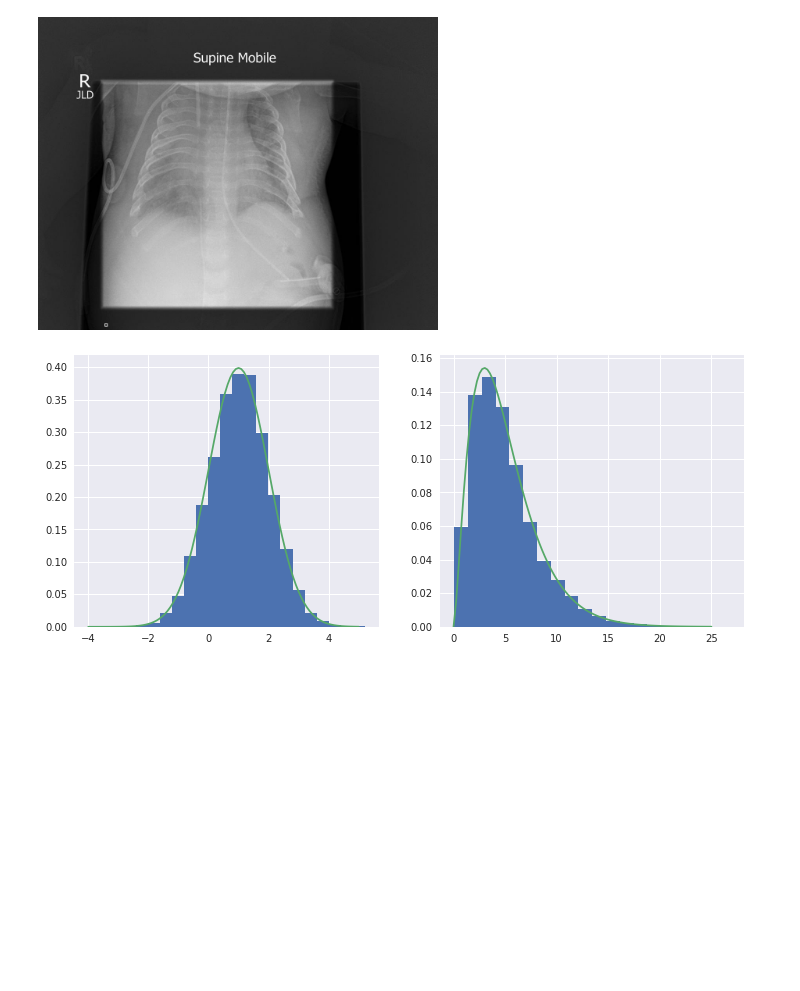
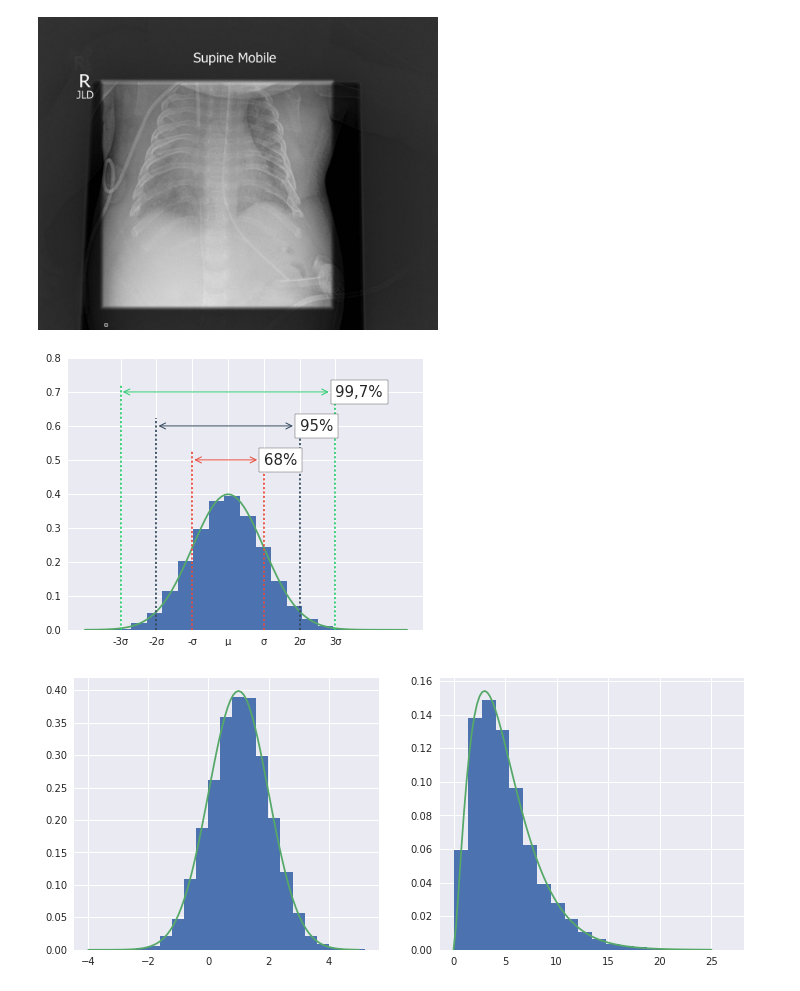
Before and after one commit to mishaberegov/statistics, a Jupyter notebook: Статистика_для_нубов.ipynb, the cells around one changed output. Saved outputs shown, nothing was run; the diff lists cells and outputs as text; code cells hidden in the pictures; blank space fills up the shorter version.

```diff
--- a/Статистика_для_нубов.ipynb
+++ b/Статистика_для_нубов.ipynb
@@ -247,4 +243,38 @@ from IPython.display import Image
 Image("image.jpg", width=400)
 # %% [output]
 [figure]
+# %%
+norm_rv = stats.norm(loc=0, scale = 1) #Вот у меня нормально распределенная величина
+sample_norm = norm_rv.rvs(size=10000)
+fig = plt.figure(figsize=(14, 5))
+ax = fig.add_subplot(121)
+x = np.linspace(-4,5,100)
+pdf = norm_rv.pdf(x)
+xticks = [-3, -2, -1, 0, 1, 2, 3]
+xticks_s = ['-3σ', '-2σ', '-σ', 'μ', 'σ', '2σ', '3σ']
+plt.xticks(xticks, xticks_s)
+plt.ylim(0, 0.8)
+plt.hist(sample_norm, normed=True, bins = 20)
+plt.plot(x, pdf)
+for i in [-3, 3]: plt.axvline(i, ls='dotted', c='#2ecc71', ymax=0.9)
+for i in [-2, 2]: plt.axvline(i, ls='dotted', c="#34495e", ymax=0.78)
+for i in [-1, 1]: plt.axvline(i, ls='dotted', c="#e74c3c", ymax=0.66)
+ax.annotate('68%', xy=(-1, 0.5), \
+            xytext=(1, 0.5), xycoords='data',
+            fontsize=15, ha='left', va='center',
+            bbox=dict(boxstyle='square', fc='white'),
+            arrowprops=dict(arrowstyle='<->, head_length=0.4,head_width=0.2', lw=1.0, color="#e74c3c"))
+ax.annotate('95%', xy=(-2, 0.6), \
+            xytext=(2, 0.6), xycoords='data',
+            fontsize=15, ha='left', va='center',
+            bbox=dict(boxstyle='square', fc='white'),
+            arrowprops=dict(arrowstyle='<->, head_length=0.4,head_width=0.2', lw=1.0, color="#34495e"))
+ax.annotate('99,7%', xy=(-3, 0.7), \
+            xytext=(3, 0.7), xycoords='data',
+            fontsize=15, ha='left', va='center',
+            bbox=dict(boxstyle='square', fc='white'),
+            arrowprops=dict(arrowstyle='<->, head_length=0.4,head_width=0.2', lw=1.0, color='#2ecc71'))
+plt.show()
+# %% [output]
+[figure, added]
 # %%
```
Also changed, not shown: parts of 7 cells of this notebook.
